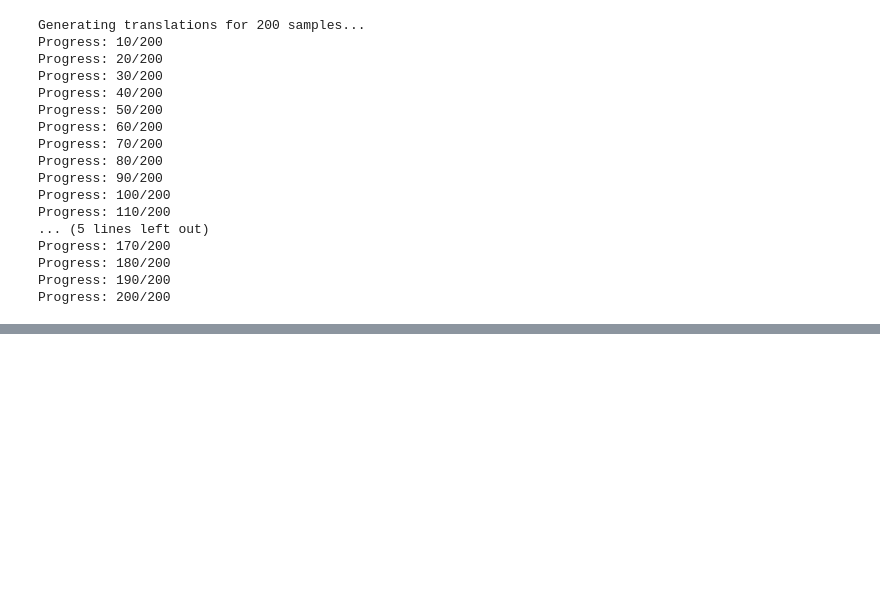
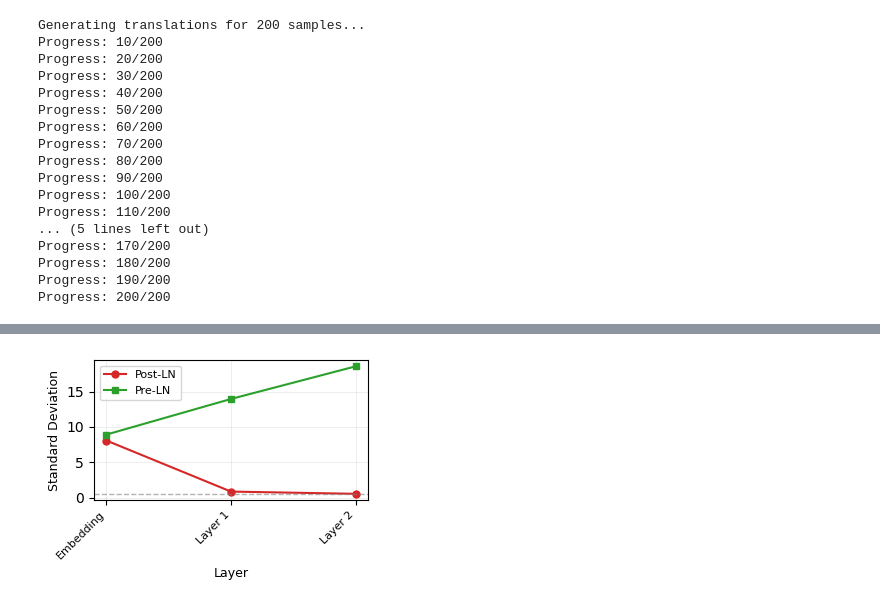
Before and after one commit to antomili2002/Transformer, a Jupyter notebook: run/tranformer_train.ipynb, the cells around one changed output, grey strips where cells are left out. Saved outputs shown, nothing was run; the diff lists cells and outputs as text; code cells hidden in the pictures; blank space fills up the shorter version.

```diff
--- a/run/tranformer_train.ipynb
+++ b/run/tranformer_train.ipynb
@@ -570,0 +590,30 @@ BPE tokenization causes word splits ("com mission", "a men d ment")
+# %%
+layers = [s['layer'] for s in stats_postln]
+layers_idx = np.arange(len(layers))
+
+stds_postln = np.array([s['std'] for s in stats_postln])
+stds_preln = np.array([s['std'] for s in stats_preln])
+maxs_postln = np.array([s['max'] for s in stats_postln])
+maxs_preln = np.array([s['max'] for s in stats_preln])
+# %%
+save_dir = "../figures/experiments/std_analysis/"
+os.makedirs(save_dir, exist_ok=True)
+# %%
+plt.figure(figsize=(3.5, 2.5))
+
+plt.plot(layers_idx, stds_postln, marker='o', label='Post-LN',
+         linewidth=1.5, markersize=5, color='#d62728')
+plt.plot(layers_idx, stds_preln, marker='s', label='Pre-LN',
+         linewidth=1.5, markersize=5, color='#2ca02c')
+plt.axhline(0.5, color='gray', linestyle='--', linewidth=1, alpha=0.6)
+
+plt.xticks(layers_idx, layers, rotation=45, ha='right', fontsize=8)
+plt.ylabel('Standard Deviation', fontsize=9)
+plt.xlabel('Layer', fontsize=9)
+plt.legend(fontsize=8, loc='best', frameon=True)
+plt.grid(True, alpha=0.3, linewidth=0.5)
+plt.tight_layout()
+plt.savefig(save_dir +'/decoder_layer_std_comparison.png', dpi=300)
+plt.show()
+# %% [output]
+[figure, added]
```
Also changed, not shown: parts of 19 cells of this notebook, 11 other files.
